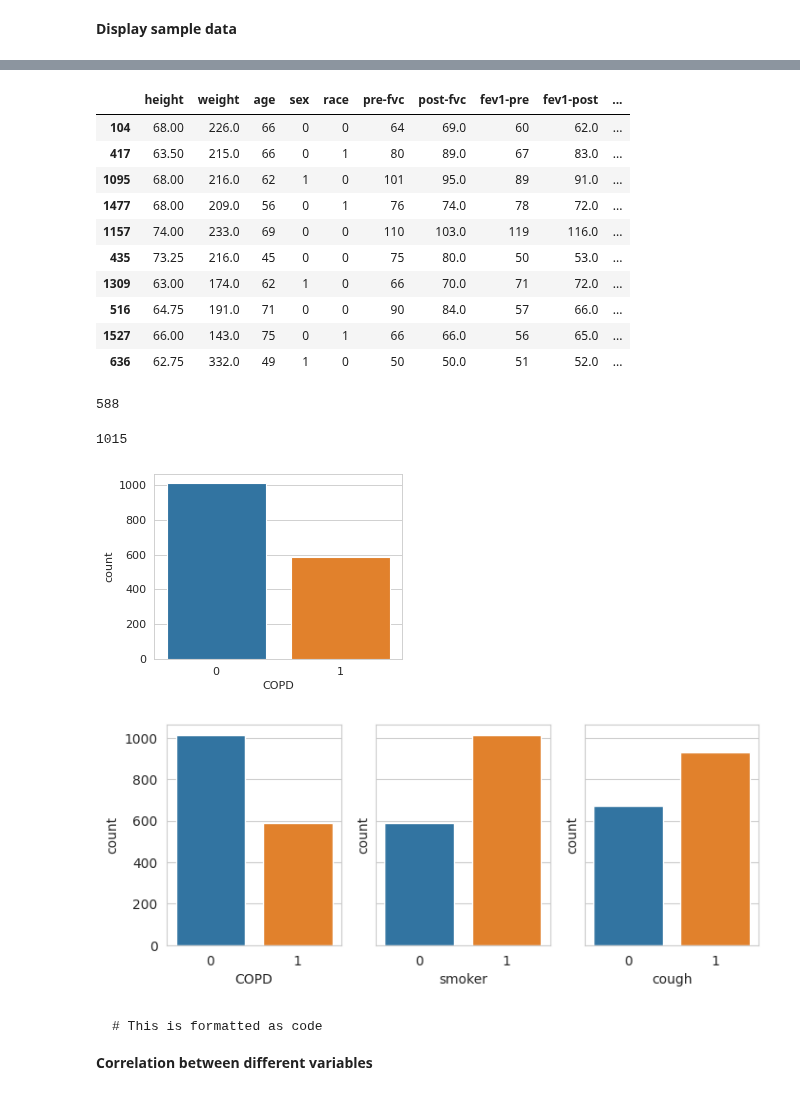
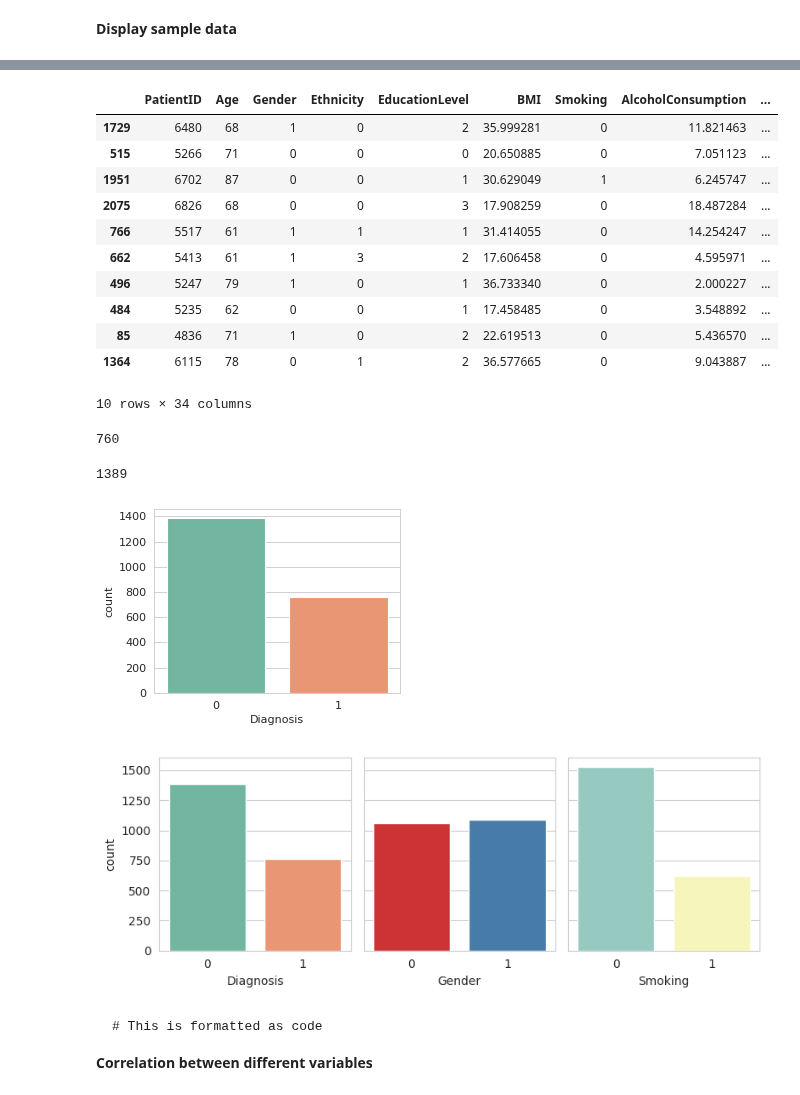
Before and after one commit to asheta66/Machine-Learning-2024, a Jupyter notebook: classification_of_alzheimers_disease.ipynb, the cells around one changed output, grey strips where cells are left out. Cells and saved outputs as stored; diff of their text form; code cells hidden in the pictures.

```diff
--- a/classification_of_alzheimers_disease.ipynb
+++ b/classification_of_alzheimers_disease.ipynb
@@ -29,7 +29,7 @@ from matplotlib import pyplot as plt
 **Reading the data**
 # %%
 # Importing the datasets
-df     = pd.read_csv('exp1.csv')
+df     = pd.read_csv('alzheimers_disease_data.csv')
 # %% [markdown]
 **Display the data**
 # %%
@@ -50,8 +51,8 @@ df.head()
 # %%
 # df.sample(n = 10)
 # %%
-# Drop the first column
-# df = df.drop('COPD', axis = 1)
+# Drop the DoctorInCharge column
+df.drop(columns='DoctorInCharge', inplace=True)
 # %%
 # Drop rows with any NaN values
 df = df.dropna()
@@ -60,45 +59,58 @@ df = df.dropna()
 # %%
 df.sample(n = 10)
 # %% [output]
-|  | height | weight | age | sex | race | pre-fvc | post-fvc | fev1-pre | fev1-post | ... |
-| 104 | 68.00 | 226.0 | 66 | 0 | 0 | 64 | 69.0 | 60 | 62.0 | ... |
-| 417 | 63.50 | 215.0 | 66 | 0 | 1 | 80 | 89.0 | 67 | 83.0 | ... |
-| 1095 | 68.00 | 216.0 | 62 | 1 | 0 | 101 | 95.0 | 89 | 91.0 | ... |
-| 1477 | 68.00 | 209.0 | 56 | 0 | 1 | 76 | 74.0 | 78 | 72.0 | ... |
-| 1157 | 74.00 | 233.0 | 69 | 0 | 0 | 110 | 103.0 | 119 | 116.0 | ... |
-| 435 | 73.25 | 216.0 | 45 | 0 | 0 | 75 | 80.0 | 50 | 53.0 | ... |
-| 1309 | 63.00 | 174.0 | 62 | 1 | 0 | 66 | 70.0 | 71 | 72.0 | ... |
-| 516 | 64.75 | 191.0 | 71 | 0 | 0 | 90 | 84.0 | 57 | 66.0 | ... |
-| 1527 | 66.00 | 143.0 | 75 | 0 | 1 | 66 | 66.0 | 56 | 65.0 | ... |
-| 636 | 62.75 | 332.0 | 49 | 1 | 0 | 50 | 50.0 | 51 | 52.0 | ... |
+|  | PatientID | Age | Gender | Ethnicity | EducationLevel | BMI | Smoking | AlcoholConsumption | ... |
+| 1729 | 6480 | 68 | 1 | 0 | 2 | 35.999281 | 0 | 11.821463 | ... |
+| 515 | 5266 | 71 | 0 | 0 | 0 | 20.650885 | 0 | 7.051123 | ... |
+| 1951 | 6702 | 87 | 0 | 0 | 1 | 30.629049 | 1 | 6.245747 | ... |
+| 2075 | 6826 | 68 | 0 | 0 | 3 | 17.908259 | 0 | 18.487284 | ... |
+| 766 | 5517 | 61 | 1 | 1 | 1 | 31.414055 | 0 | 14.254247 | ... |
+| 662 | 5413 | 61 | 1 | 3 | 2 | 17.606458 | 0 | 4.595971 | ... |
+| 496 | 5247 | 79 | 1 | 0 | 1 | 36.733340 | 0 | 2.000227 | ... |
+| 484 | 5235 | 62 | 0 | 0 | 1 | 17.458485 | 0 | 3.548892 | ... |
+| 85 | 4836 | 71 | 1 | 0 | 2 | 22.619513 | 0 | 5.436570 | ... |
+| 1364 | 6115 | 78 | 0 | 1 | 2 | 36.577665 | 0 | 9.043887 | ... |
+10 rows × 34 columns
 # %%
-ones_count = df['COPD'].value_counts()[1]
+ones_count = df['Diagnosis'].value_counts()[1]
 print(ones_count)
 # %% [output]
-588
+760
 # %%
-zeros_count = (df['COPD'] == 0).sum()
+zeros_count = (df['Diagnosis'] == 0).sum()
 print(zeros_count)
 # %% [output]
-1015
+1389
 # %%
-# Create a figure with size 8x6 inches, 80 dots per inch resolution
-fig = plt.figure(figsize=(4,3), dpi=80)
-# Calculate the number of classes in the class
-sns.countplot(data=df, x='COPD')
+import matplotlib.pyplot as plt
+import seaborn as sns
+
+# Create a figure with size 4x3 inches, 80 DPI resolution
+fig = plt.figure(figsize=(4, 3), dpi=80)
+
+# Use 'Diagnosis' as both x and hue to apply palette safely
+sns.countplot(data=df, x='Diagnosis', hue='Diagnosis', palette='Set2', legend=False)
+
+plt.tight_layout()
 plt.savefig('classes.png')
+plt.show()
 # %% [output]
-[figure, old version]
+[figure, new version]
 # %%
-# from matplotlib import pyplot as plt
+from matplotlib import pyplot as plt
+import seaborn as sns
 
-fig, axes = plt.subplots(1,3,figsize=(8,3),sharey=True)
-sns.countplot(ax=axes[0],data=df, x='COPD')
-sns.countplot(ax=axes[1],data=df, x='smoker')
-sns.countplot(ax=axes[2],data=df, x='cough')
+fig, axes = plt.subplots(1, 3, figsize=(8, 3), sharey=True)
+
+sns.countplot(ax=axes[0], data=df, x='Diagnosis', hue='Diagnosis', palette='Set2', legend=False)
+sns.countplot(ax=axes[1], data=df, x='Gender', hue='Gender', palette='Set1', legend=False)
+sns.countplot(ax=axes[2], data=df, x='Smoking', hue='Smoking', palette='Set3', legend=False)
+
+plt.tight_layout()
 plt.savefig('Statistics.png')
+plt.show()
 # %% [output]
-[figure, old version]
+[figure, new version]
 # %% [markdown]
 
 
```
Also changed, not shown: parts of 30 cells of this notebook.
